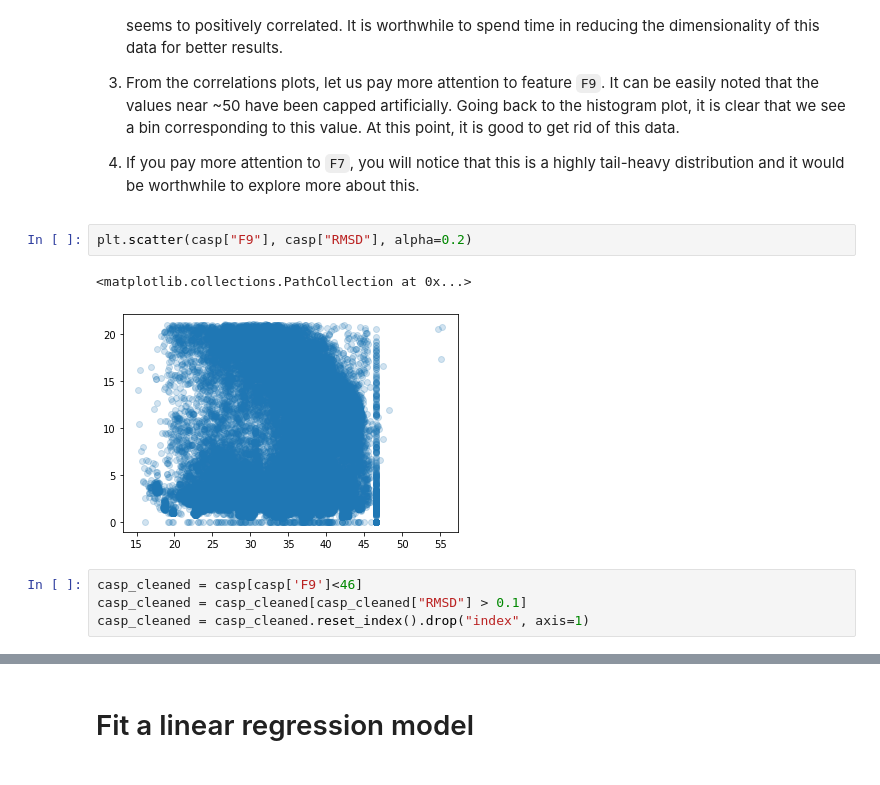
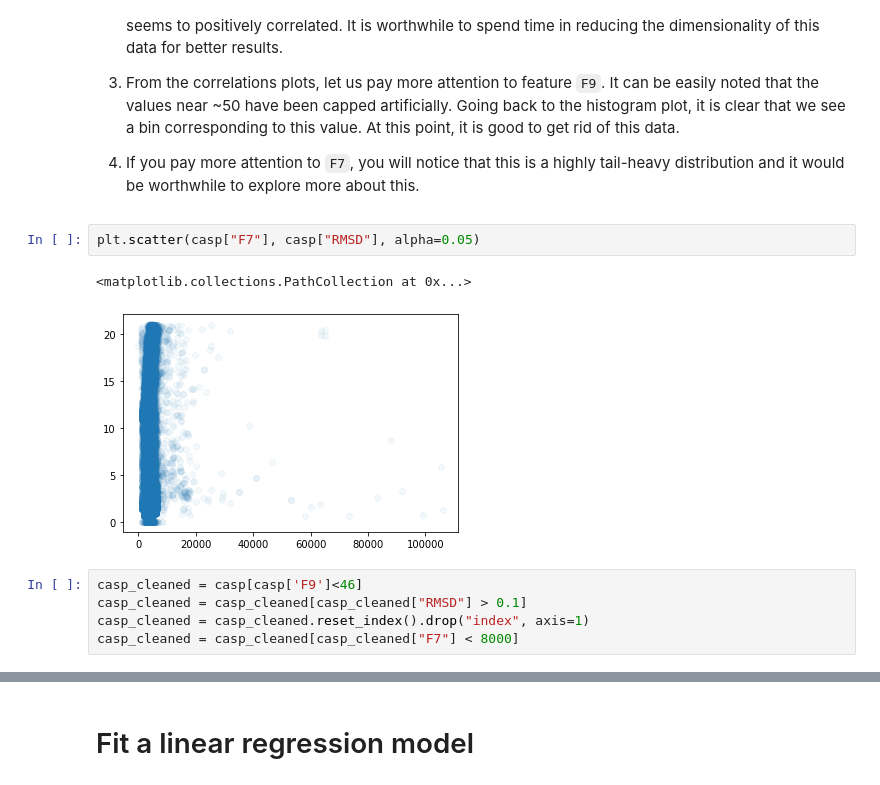
Before and after one commit to aniket-ak/Machine-Learning-CASP-Dataset, a Jupyter notebook: CASP_Exploring_Design_Space_with_pipelines.ipynb, the cells around one changed output, grey strips where cells are left out. Saved outputs shown, nothing was run; the diff lists cells and outputs as text.

Commit message:
Updated corr plots

```diff
--- a/CASP_Exploring_Design_Space_with_pipelines.ipynb
+++ b/CASP_Exploring_Design_Space_with_pipelines.ipynb
@@ -90,11 +114,12 @@ Let us spend some time on this plot and discuss what we see:
 
 4. If you pay more attention to `F7`, you will notice that this is a highly tail-heavy distribution and it would be worthwhile to explore more about this.
 # %%
-plt.scatter(casp["F9"], casp["RMSD"], alpha=0.2)
+plt.scatter(casp["F7"], casp["RMSD"], alpha=0.05)
 # %% [output]
 <matplotlib.collections.PathCollection at 0x...>
-[figure, old version]
+[figure, new version]
 # %%
 casp_cleaned = casp[casp['F9']<46]
 casp_cleaned = casp_cleaned[casp_cleaned["RMSD"] > 0.1]
 casp_cleaned = casp_cleaned.reset_index().drop("index", axis=1)
+casp_cleaned = casp_cleaned[casp_cleaned["F7"] < 8000]
```
Also changed, not shown: parts of 10 cells of this notebook.
